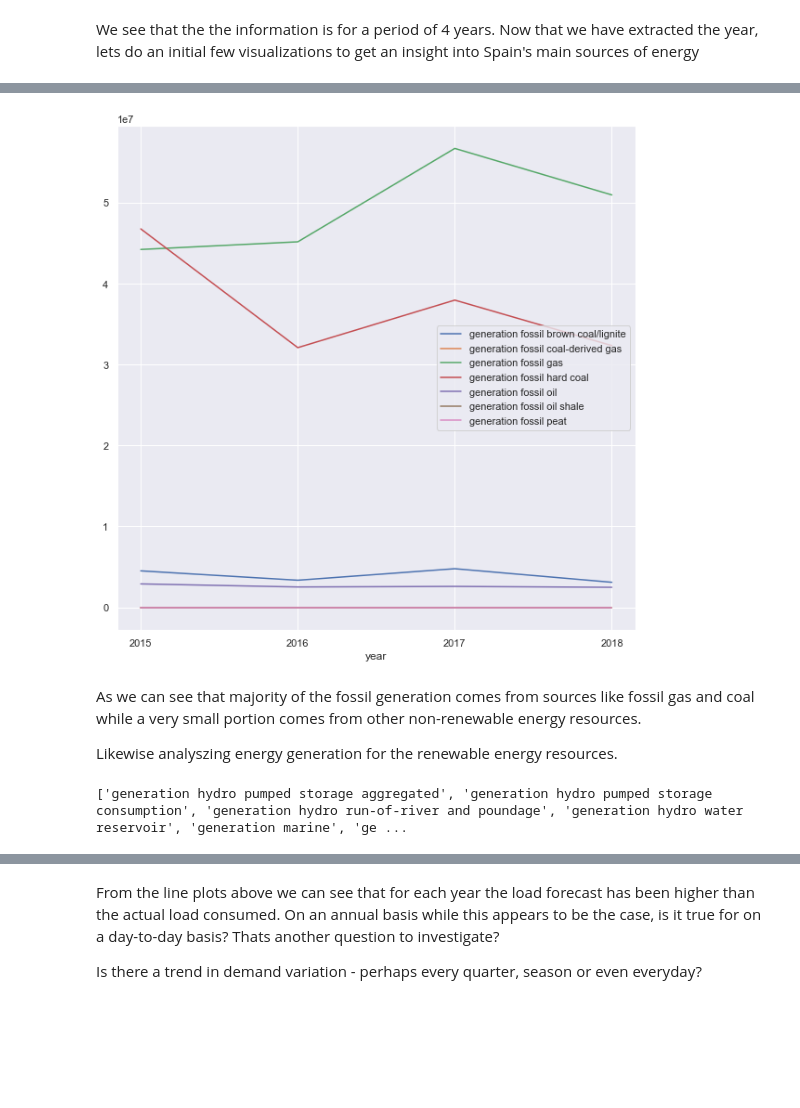
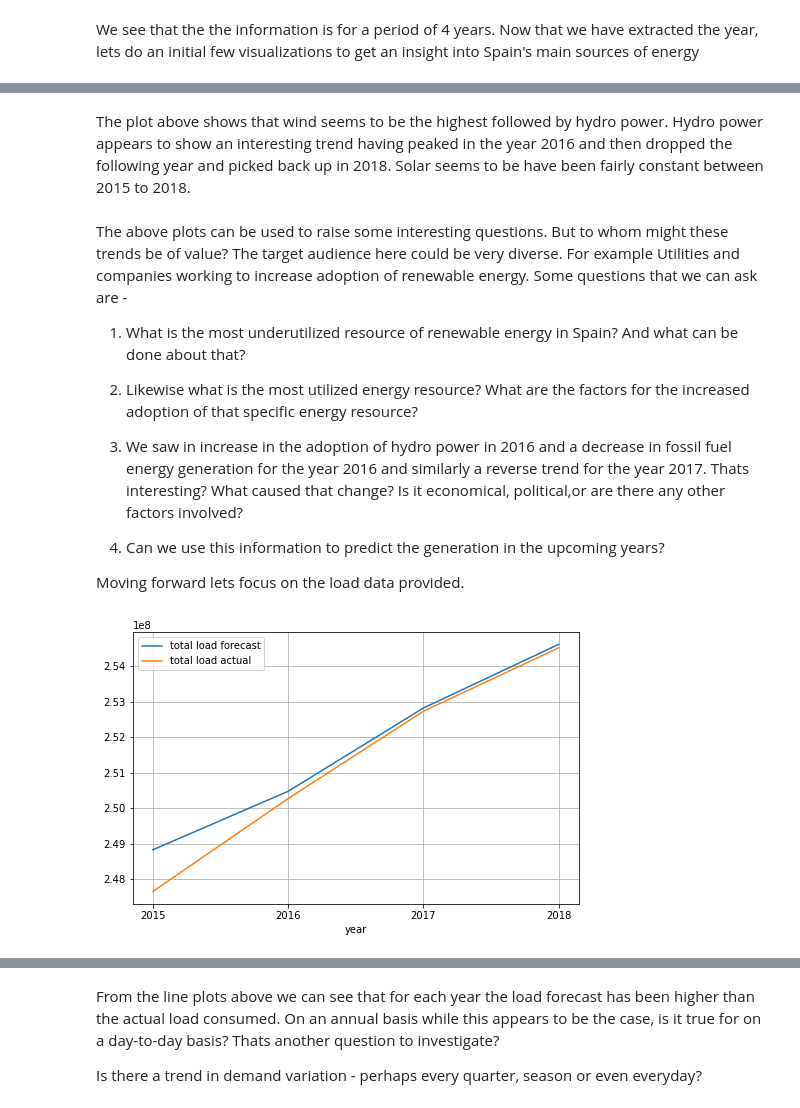
Before and after one commit to jsri90/Coding_Mania, a Jupyter notebook: Exploring the Energy in Spain.ipynb, the cells around one changed output, grey strips where cells are left out. Drawn from its saved outputs; the diff is of its cells as text; code cells hidden in the pictures; blank space fills up the shorter version.

Commit message:
Updated Data Story telling notebook based on comments

```diff
--- a/Exploring the Energy in Spain.ipynb
+++ b/Exploring the Energy in Spain.ipynb
@@ -23,3 +47,6 @@ energy_df.head()
+# %%
+energy_df.drop(columns = ['generation hydro pumped storage aggregated', 'forecast wind offshore eday ahead'],
+               axis = 1, inplace = True)
 # %%
 energy_df.info()
 # %% [output]
@@ -88,0 +118,2 @@ memory usage: 7.8 MB
+# %%
+energy_df.columns = energy_df.columns.str.replace('generation', '')
@@ -163,0 +197,6 @@ energy_year.head()
+# %%
+null_df = energy_year[energy_year.isin([0])].dropna(axis = 1)
+null_columns = null_df.columns
+
+energy_year.drop(columns = null_columns, axis = 1, inplace = True)
+energy_year.head()
@@ -190,15 +283,21 @@ print(fossil_columns)
+# %% [markdown]
+The plot above shows that wind seems to be the highest followed by hydro power. Hydro power appears to show an interesting trend having peaked in the year 2016 and then dropped the following year and picked back up in 2018. Solar seems to be have been fairly constant between 2015 to 2018.
+# %% [markdown]
+The above plots can be used to raise some interesting questions. But to whom might these trends be of value?
+The target audience here could be very diverse. For example Utilities and companies working to increase adoption of renewable energy.
+Some questions that we can ask are -
+1) What is the most underutilized resource of renewable energy in Spain? And what can be done about that?
+
+2) Likewise what is the most utilized energy resource? What are the factors for the increased adoption of that specific energy resource?
+
+3) We saw in increase in the adoption of hydro power in 2016 and a decrease in fossil fuel energy generation for the year 2016 and similarly a reverse trend for the year 2017. Thats interesting? What caused that change? Is it economical, political,or are there any other factors involved?
+
+4) Can we use this information to predict the generation in the upcoming years?
+
+Moving forward lets focus on the load data provided.
 # %%
-f = energy_year.plot(x = 'year', y = fossil_columns, figsize = (10, 10), grid = True)
-f.set_xticks(energy_year['year']);
+g2 = energy_year.plot(x = 'year', y = ['total load forecast','total load actual'],
+                      figsize = (8,5), grid = True)
+g2.set_xticks(energy_year['year']);
 # %% [output]
-[figure, old version]
+[figure, new version]
-# %% [markdown]
-As we can see that majority of the fossil generation comes from sources like fossil gas and coal while a very small portion comes from other non-renewable energy resources.
-
-Likewise analyszing energy generation for the renewable energy resources.
-# %%
-pos1 = [i for i in range(10,22)]
-green_columns = list(energy_year.columns[pos1])
-print(green_columns)
-# %% [output]
-['generation hydro pumped storage aggregated', 'generation hydro pumped storage consumption', 'generation hydro run-of-river and poundage', 'generation hydro water reservoir', 'generation marine', 'ge ...
```
Also changed, not shown: parts of 33 cells of this notebook.
